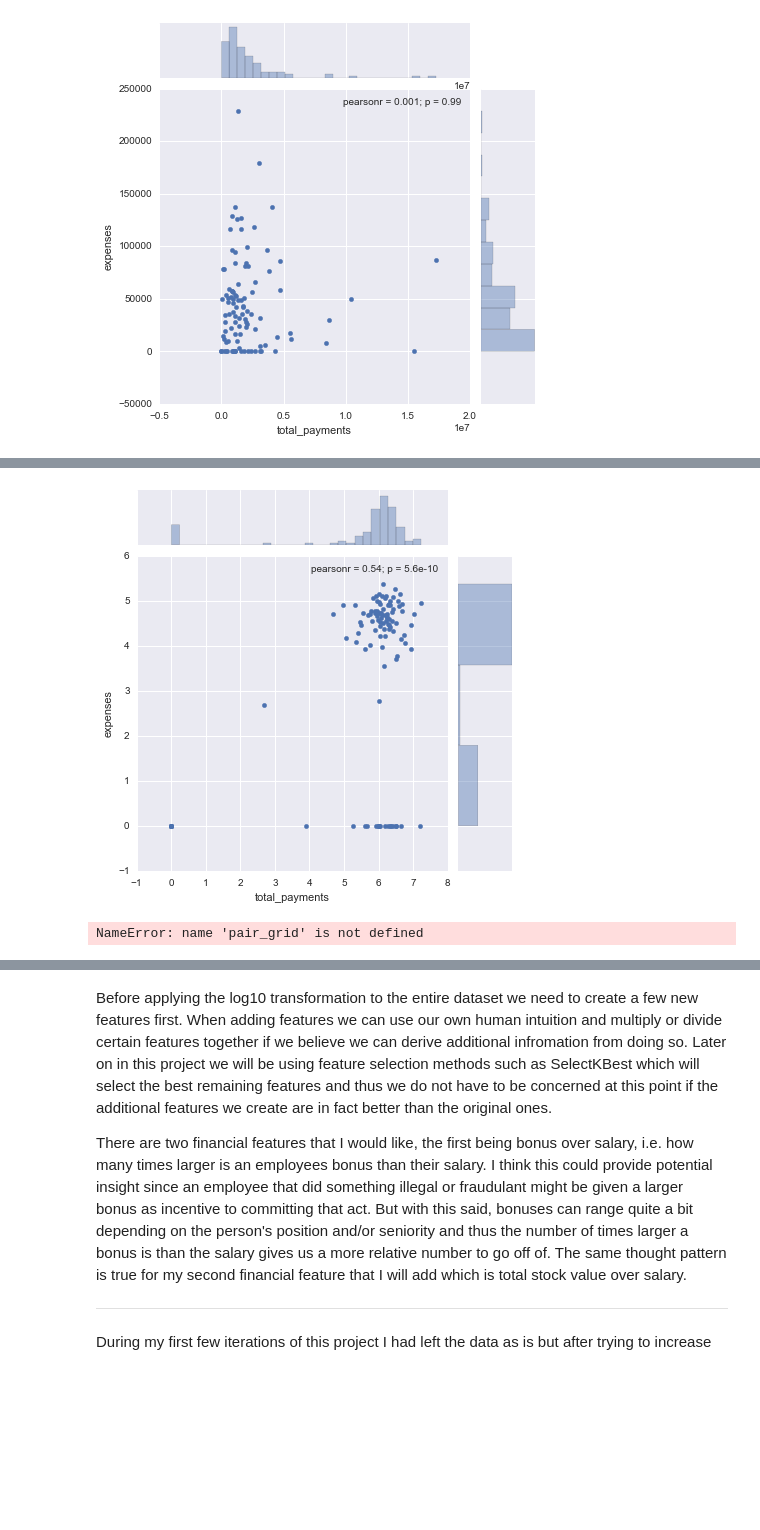
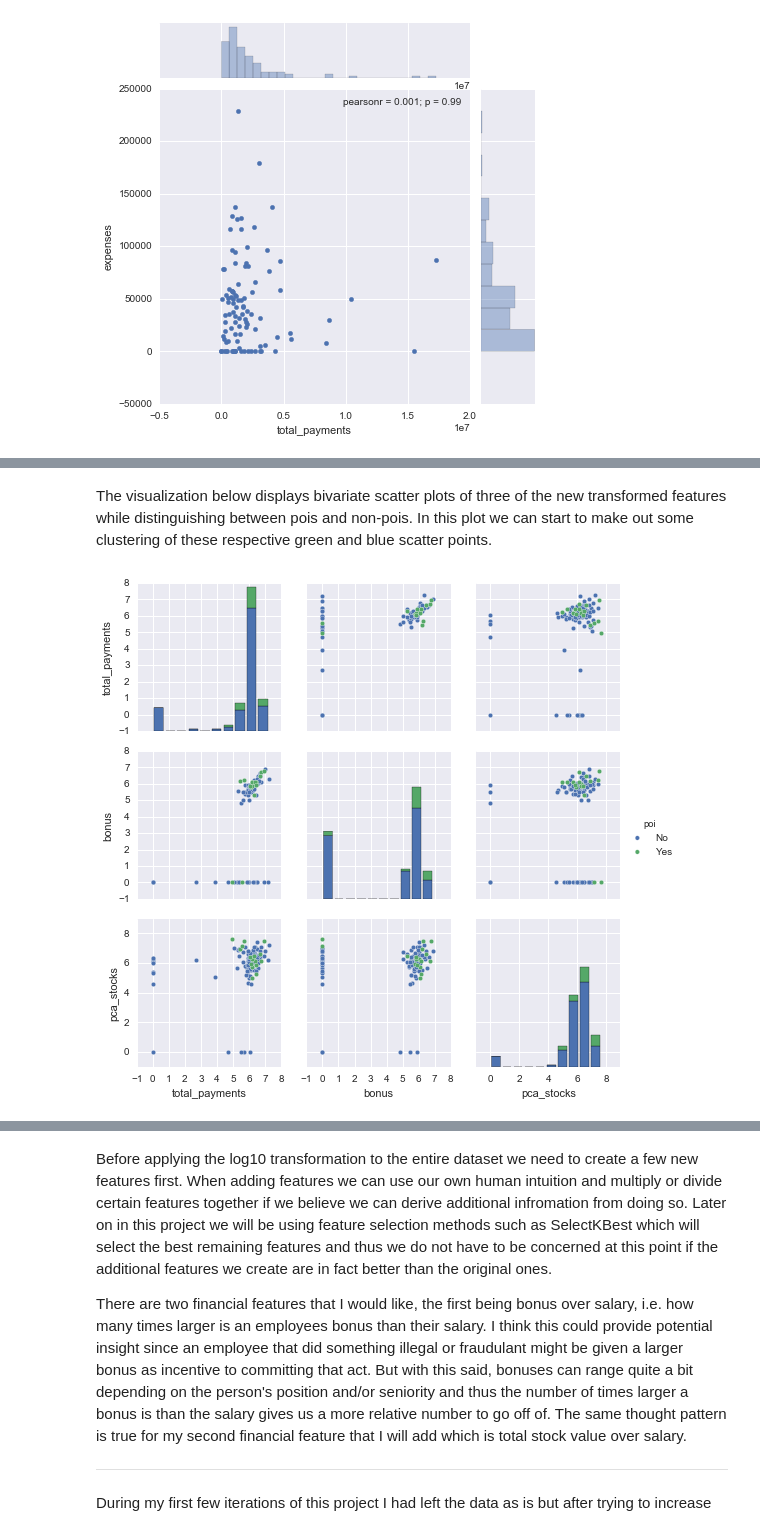
Before and after one commit to LayneNewhouse/Machine-Learning, a Jupyter notebook: Project5.ipynb, the cells around one changed output, grey strips where cells are left out. Saved outputs shown, nothing was run; the diff lists cells and outputs as text; code cells hidden in the pictures; blank space fills up the shorter version.

```diff
--- a/Project5.ipynb
+++ b/Project5.ipynb
@@ -324,25 +369,0 @@ financial_df = financial_df.apply(abs).apply(log10)
-# %%
-sns.jointplot(x=features[0], y=features[1], data=financial_df[features]);
-# %% [output]
-[figure, removed]
-# %%
-def corrfunc(x, y, **kws):
-    r, _ = stats.pearsonr(x, y)
-    ax = plt.gca()
-    ax.annotate("r = {:.2f}".format(r),
-                xy=(.1, .9), xycoords=ax.transAxes)
-
-def pair_grid(dataframe):
-    g = sns.PairGrid(dataframe, palette=["red"])
-    g.map_lower(plt.scatter, s=10)
-    g.map_diag(sns.distplot, kde=False)
-    g.map_upper(sns.kdeplot, cmap="Blues_d")
-    g.map_lower(corrfunc)
-    g.savefig("pairgrid.png")
-
-sns.set()
-pair_grid(financial_df)
-# %%
-pair_grid(financial_df)
-# %% [output]
-NameError: name 'pair_grid' is not defined
@@ -348,0 +372,18 @@ NameError: name 'pair_grid' is not defined
+# %% [markdown]
+The visualization below displays bivariate scatter plots of three of the new transformed features while distinguishing between pois and non-pois. In this plot we can start to make out some clustering of these respective green and blue scatter points.
+# %%
+def boolean_to_string(boolean):
+    if boolean == False:
+        return "No"
+    elif boolean == True:
+        return "Yes"
+    else:
+        return boolean
+# %%
+financial_df["poi"] = enron_df["poi"]
+#boolean to string is needed so that pairplot won't include poi as a feature
+financial_df["poi"] = financial_df["poi"].apply(boolean_to_string)
+features = ["total_payments", "bonus", "pca_stocks", "poi"]
+sns.pairplot(financial_df[features], hue="poi");
+# %% [output]
+[figure, added]
```
Also changed, not shown: parts of 15 cells of this notebook.
